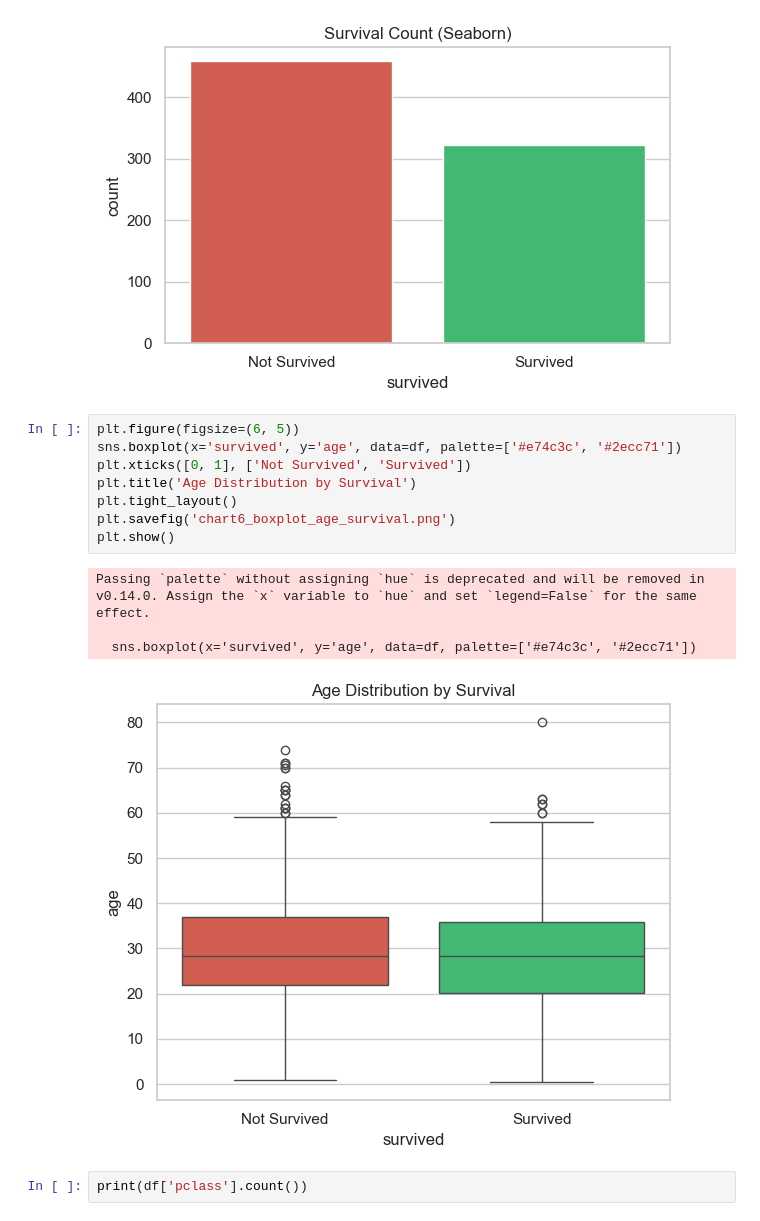
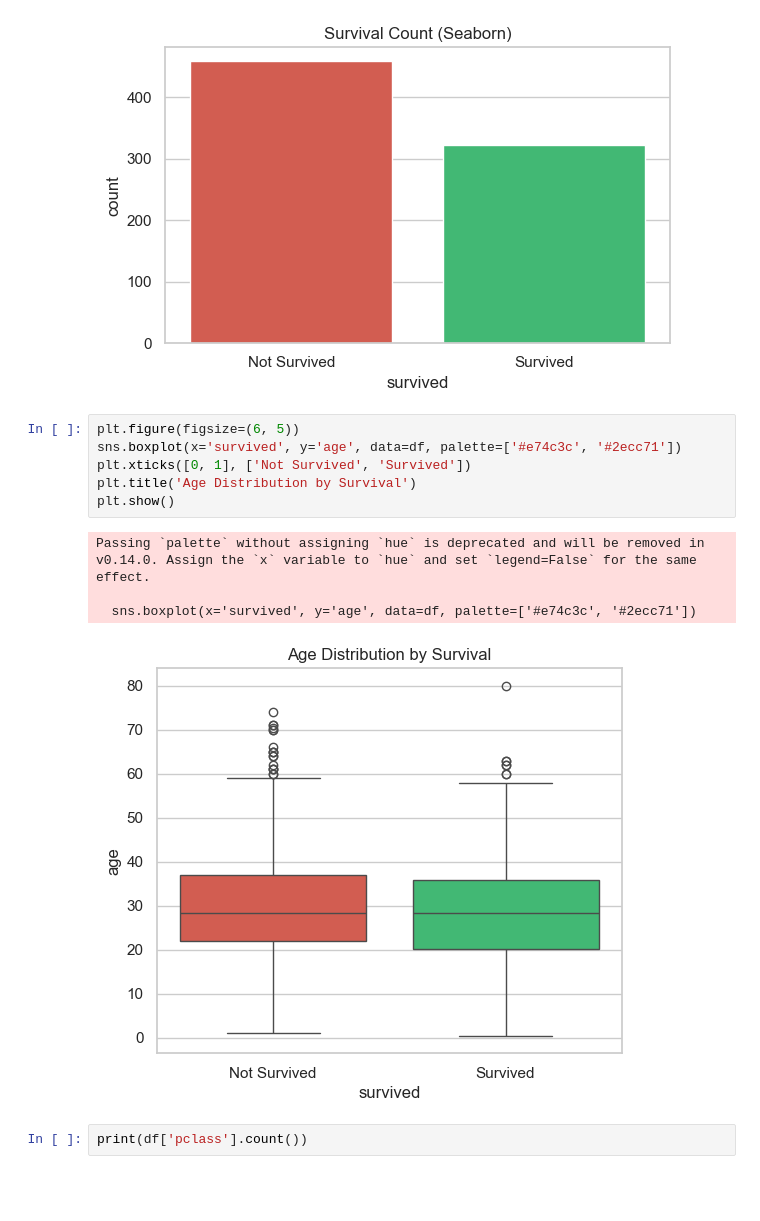
Before and after one commit to Gaurav5791/DATA-SCIENCE-Project-1, a Jupyter notebook: Untitled12.ipynb, the cells around one changed output. Cells and saved outputs as stored; diff of their text form; blank space fills up the shorter version.

```diff
--- a/Untitled12.ipynb
+++ b/Untitled12.ipynb
@@ -332,16 +326,14 @@ Passing `palette` without assigning `hue` is deprecated and will be removed in v
 # %%
 plt.figure(figsize=(6, 5))
 sns.boxplot(x='survived', y='age', data=df, palette=['#e74c3c', '#2ecc71'])
 plt.xticks([0, 1], ['Not Survived', 'Survived'])
 plt.title('Age Distribution by Survival')
-plt.tight_layout()
-plt.savefig('chart6_boxplot_age_survival.png')
 plt.show()
 # %% [output]
 Passing `palette` without assigning `hue` is deprecated and will be removed in v0.14.0. Assign the `x` variable to `hue` and set `legend=False` for the same effect.
 
   sns.boxplot(x='survived', y='age', data=df, palette=['#e74c3c', '#2ecc71'])
-[figure, old version]
+[figure, new version]
 # %%
 print(df['pclass'].count())
 # %% [output]
```
Also changed, not shown: parts of 6 cells of this notebook, 7 other files.
